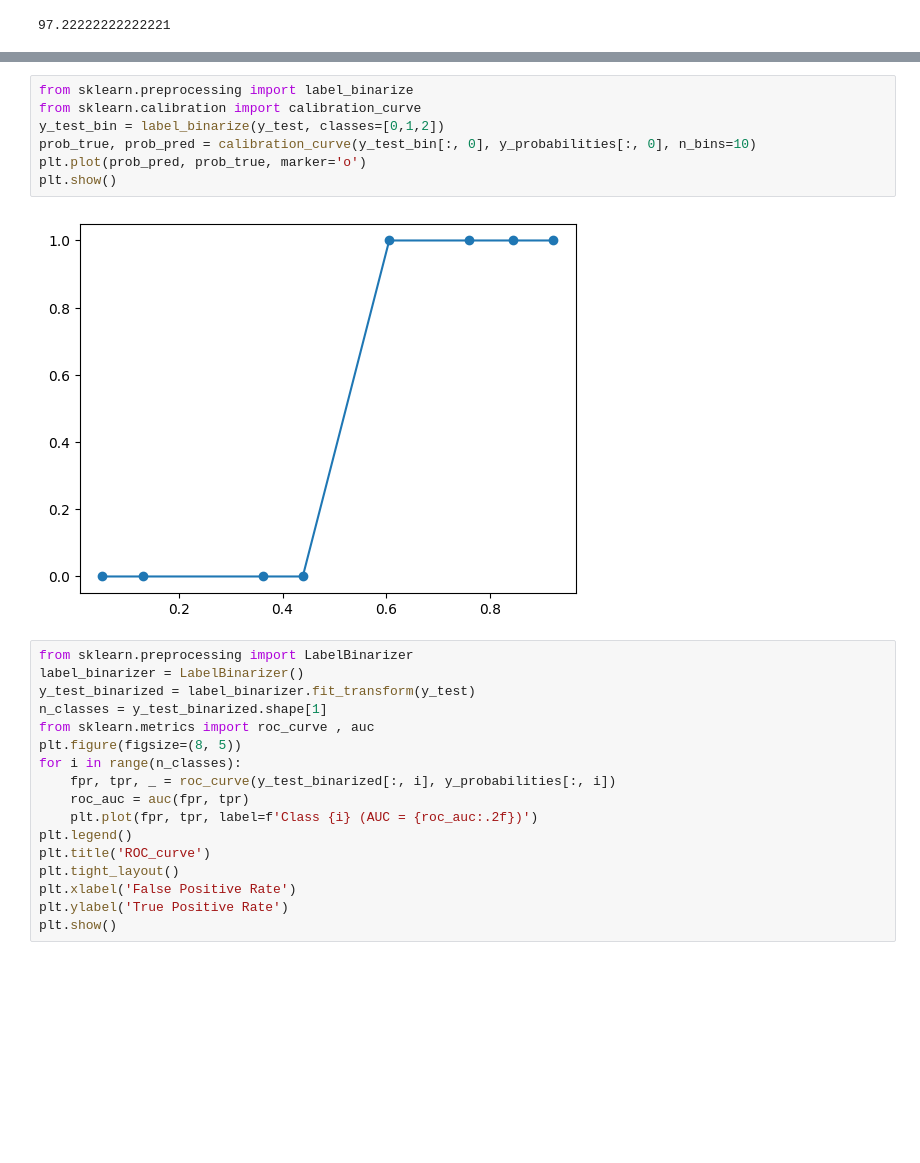
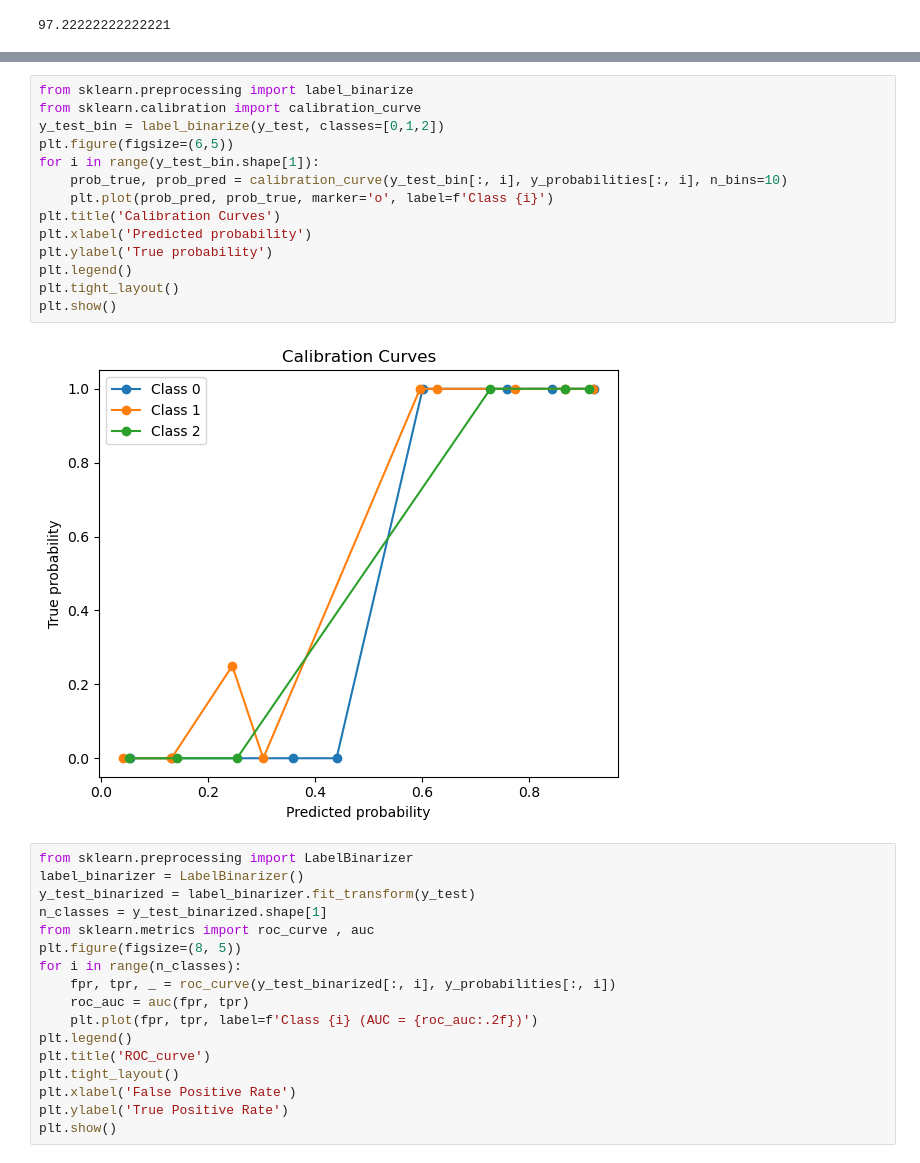
Before and after one commit to Lavan696/Wine_dataset_linear_svc, a Jupyter notebook: wine_dataset_prediction.ipynb, the cells around one changed output, grey strips where cells are left out. Saved outputs shown, nothing was run; the diff lists cells and outputs as text; blank space fills up the shorter version.

```diff
--- a/wine_dataset_prediction.ipynb
+++ b/wine_dataset_prediction.ipynb
@@ -286,12 +281,19 @@ plt.show()
-# %%
-from sklearn.preprocessing import label_binarize
-from sklearn.calibration import calibration_curve
-y_test_bin = label_binarize(y_test, classes=[0,1,2])
-prob_true, prob_pred = calibration_curve(y_test_bin[:, 0], y_probabilities[:, 0], n_bins=10)
-plt.plot(prob_pred, prob_true, marker='o')
-plt.show()
-# %% [output]
-[figure, removed]
+# %%
+from sklearn.preprocessing import label_binarize
+from sklearn.calibration import calibration_curve
+y_test_bin = label_binarize(y_test, classes=[0,1,2])
+plt.figure(figsize=(6,5))
+for i in range(y_test_bin.shape[1]):
+    prob_true, prob_pred = calibration_curve(y_test_bin[:, i], y_probabilities[:, i], n_bins=10)
+    plt.plot(prob_pred, prob_true, marker='o', label=f'Class {i}')
+plt.title('Calibration Curves')
+plt.xlabel('Predicted probability')
+plt.ylabel('True probability')
+plt.legend()
+plt.tight_layout()
+plt.show()
+# %% [output]
+[figure, added]
 # %%
 from sklearn.preprocessing import LabelBinarizer
 label_binarizer = LabelBinarizer()
```
Also changed, not shown: parts of 13 cells of this notebook.
